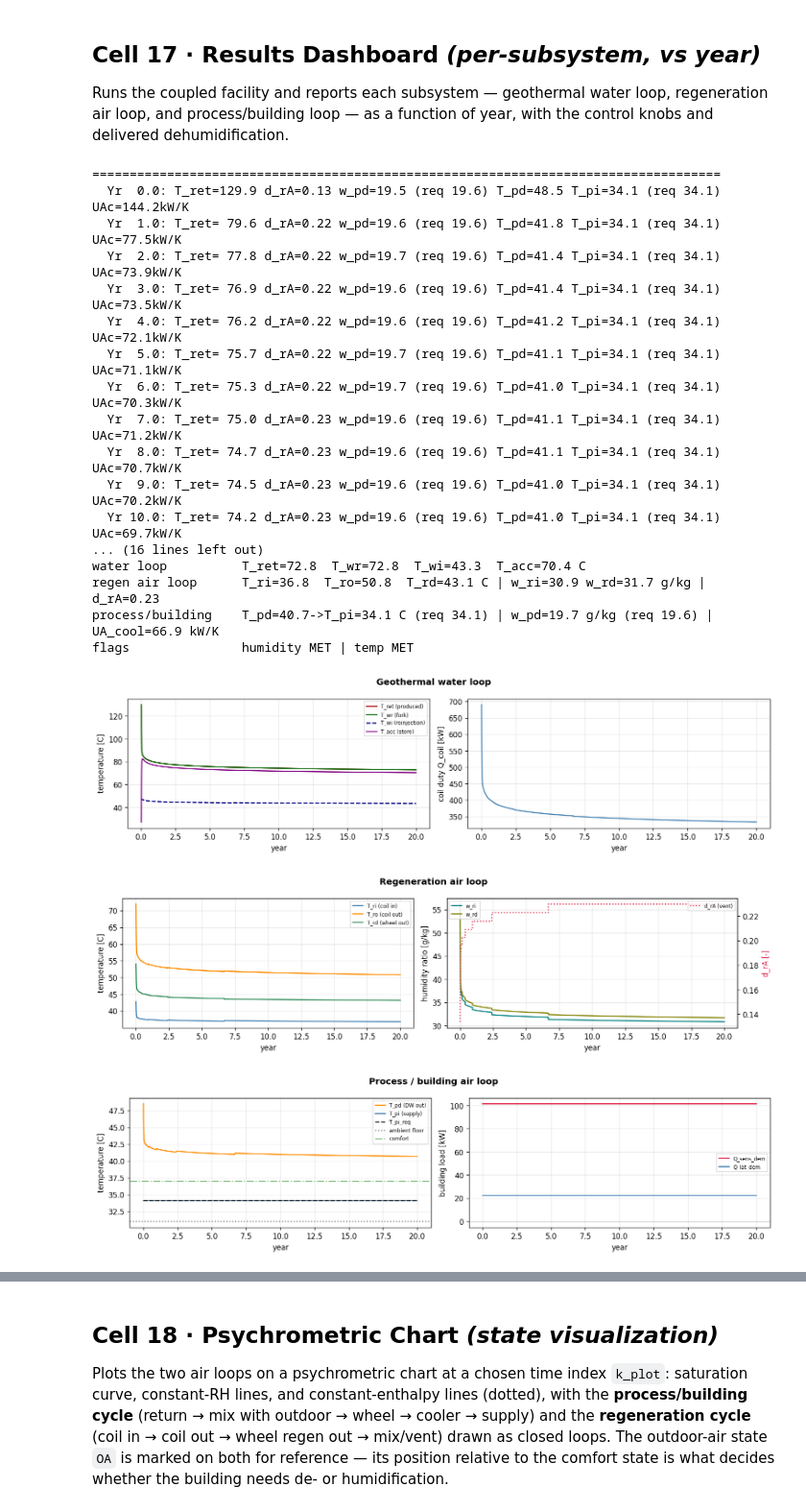
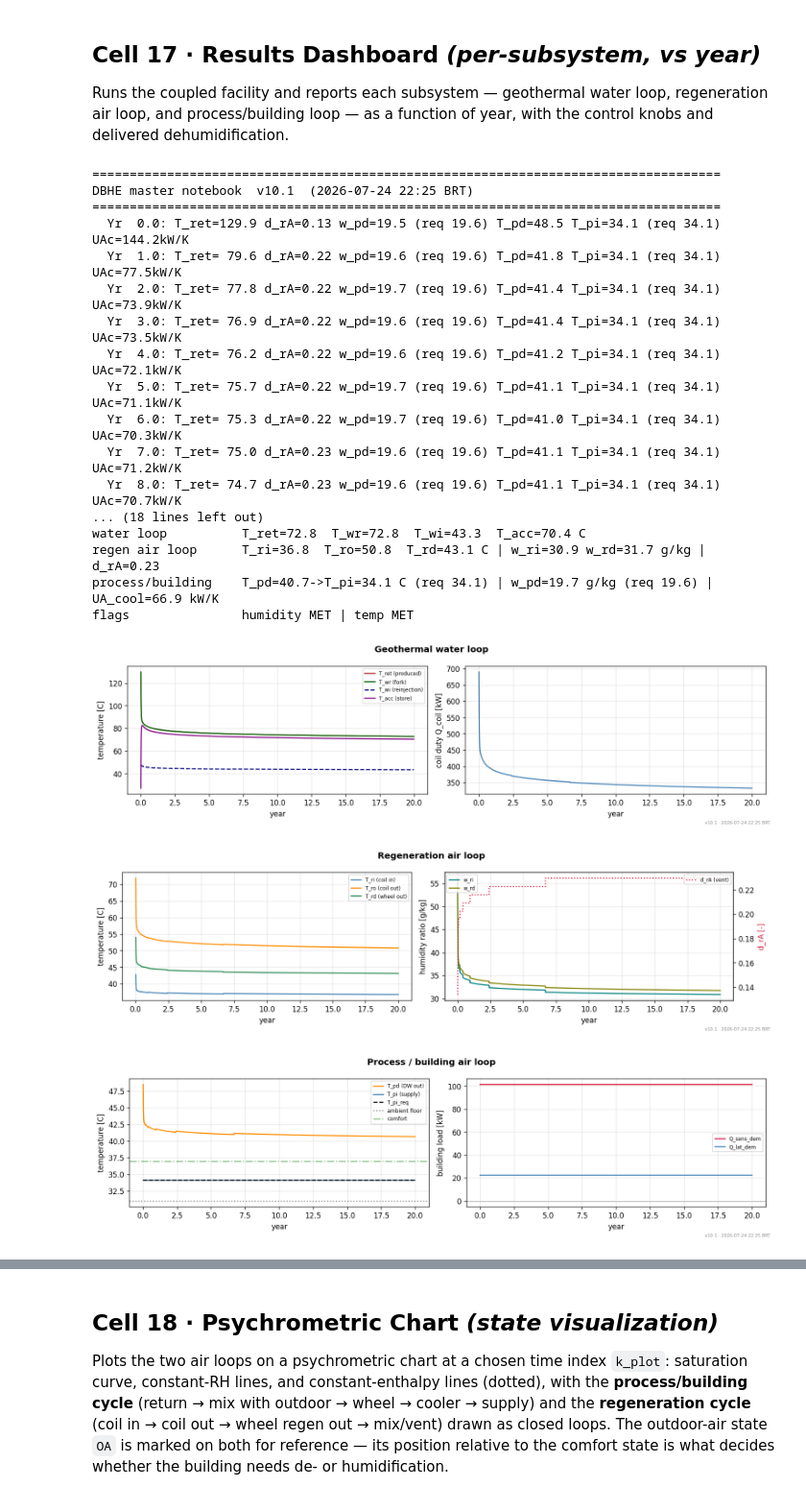
Before and after one commit to JaderBarbosaLSU/wellbore-thermal-storage, a Jupyter notebook: geothermal_cooling/dbhe_master.ipynb, the cells around one changed output, grey strips where cells are left out. Shown at 96% size. Drawn from its saved outputs; the diff is of its cells as text; code cells hidden in the pictures.

```diff
--- a/geothermal_cooling/dbhe_master.ipynb
+++ b/geothermal_cooling/dbhe_master.ipynb
@@ -26,13 +28,30 @@ instead of silently returning properties evaluated at a single reference tempera
 # %% [markdown]
 ## Cell 0 · Environment  *(run once per Colab session)*
 # %%
+# ---------------------------------------------------------------------------
+# Notebook version stamp. Bump NB_VERSION and NB_STAMP together with the
+# header line in the title cell above, and tag the commit v<NB_VERSION>.
+# These strings are printed with the results and drawn on every figure, so
+# any output can be traced back to the exact notebook that produced it.
+NB_VERSION = "10.1"
+NB_STAMP   = "2026-07-24 22:25 BRT"
+
+def version_footer(fig=None):
+    """Draw the version stamp in the bottom-right corner of a figure."""
+    import matplotlib.pyplot as _plt
+    (fig or _plt.gcf()).text(0.995, 0.003, f"v{NB_VERSION} · {NB_STAMP}",
+                             ha="right", va="bottom", fontsize=6, color="0.55")
+# ---------------------------------------------------------------------------
+
 # Colab does not ship `iapws`. This installs it if missing and is a no-op locally.
 try:
     import iapws  # noqa: F401
-    print('iapws already present')
+    print("iapws already present")
 except ImportError:
     !pip install -q iapws
     import iapws  # noqa: F401
-    print('iapws installed')
+    print("iapws installed")
+
+print(f"DBHE master notebook  v{NB_VERSION}  ({NB_STAMP})")
 # %% [output]
 iapws already present
@@ -974,6 +994,8 @@ def run_facility(Lbh, loop_flow_m3_h, kt, verbose=True):
 ## Cell 17 · Results Dashboard  *(per-subsystem, vs year)*
 Runs the coupled facility and reports each subsystem — geothermal water loop, regeneration air loop, and process/building loop — as a function of year, with the control knobs and delivered dehumidification.
 # %%
+print("="*84)
+print(f"DBHE master notebook  v{NB_VERSION}  ({NB_STAMP})")
 print("="*84)
 out, dbhe, acc = run_facility(Lbh_default, flow_rate_m3_h_demo, kt_demo)
 print("="*84)
@@ -1005,7 +1027,8 @@ ax[0].plot(t,out['T_acc'],label='T_acc (store)',color='purple')
 ax[0].set_ylabel('temperature [C]');ax[0].legend(fontsize=7);ax[0].grid(alpha=.3);ax[0].set_xlabel('year')
 ax[1].plot(t,out['Q_coil']/1e3,color='steelblue')
 ax[1].set_ylabel('coil duty Q_coil [kW]');ax[1].grid(alpha=.3);ax[1].set_xlabel('year')
-plt.tight_layout();plt.show()
+plt.tight_layout();version_footer()
+plt.show()
 
 # ---- FIGURE 2: regeneration air loop ----
 fig,ax=plt.subplots(1,2,figsize=(13,3.5)); fig.suptitle('Regeneration air loop',fontweight='bold')
@@ -1019,7 +1042,8 @@ ax[1].plot(t,out['w_rd']*1000,label='w_rd',color='olive')
 ax2.plot(t,out['d_rA_ctrl'],label='d_rA (vent)',color='crimson',ls=':')
 ax[1].set_ylabel('humidity ratio [g/kg]');ax2.set_ylabel('d_rA [-]',color='crimson')
 ax[1].legend(fontsize=7,loc='upper left');ax2.legend(fontsize=7,loc='upper right');ax[1].grid(alpha=.3);ax[1].set_xlabel('year')
-plt.tight_layout();plt.show()
+plt.tight_layout();version_footer()
+plt.show()
 
 # ---- FIGURE 3: process / building loop ----
 fig,ax=plt.subplots(1,2,figsize=(13,3.5)); fig.suptitle('Process / building air loop',fontweight='bold')
@@ -1033,38 +1057,40 @@ ax[1].plot(t,out['Q_sens_dem']/1e3,label='Q_sens_dem',color='crimson')
 ax[1].plot(t,out['Q_lat_dem']/1e3,label='Q_lat_dem',color='steelblue')
 ax[1].axhline(0,color='gray',lw=.6)
 ax[1].set_ylabel('building load [kW]');ax[1].legend(fontsize=7);ax[1].grid(alpha=.3);ax[1].set_xlabel('year')
-plt.tight_layout();plt.show()
+plt.tight_layout();version_footer()
+plt.show()
 
 # ---- FIGURE 4: control & humidity delivery ----
 fig,ax=plt.subplots(1,2,figsize=(13,3.5)); fig.suptitle('Control & delivered dehumidification',fontweight='bold')
 ax[0].plot(t,out['w_pd']*1000,label='w_pd delivered',color='seagreen')
 ax[0].plot(t,out['w_pi_req']*1000,label='w_pi_req',color='black',ls='--')
 ax[0].plot(t,np.full_like(t,w_pc*1000),label='w_comfort',color='green',ls='-.',alpha=.5)
 ax[0].set_ylabel('supply humidity [g/kg]');ax[0].legend(fontsize=7);ax[0].grid(alpha=.3);ax[0].set_xlabel('year')
 ax2=ax[1].twinx()
 ax[1].plot(t,out['UA_cool']/1e3,label='cooler UA',color='navy')
 ax2.plot(t,out['dW_process']*1000,label='wheel dW',color='purple',ls=':')
 ax[1].set_ylabel('cooler UA [kW/K]',color='navy');ax2.set_ylabel('wheel dW [g/kg]',color='purple')
 ax[1].legend(fontsize=7,loc='upper left');ax2.legend(fontsize=7,loc='upper right');ax[1].grid(alpha=.3);ax[1].set_xlabel('year')
-plt.tight_layout();plt.show()
+plt.tight_layout();version_footer()
+plt.show()
 # %% [output]
+====================================================================================
+DBHE master notebook  v10.1  (2026-07-24 22:25 BRT)
 ====================================================================================
   Yr  0.0: T_ret=129.9 d_rA=0.13 w_pd=19.5 (req 19.6) T_pd=48.5 T_pi=34.1 (req 34.1) UAc=144.2kW/K
   Yr  1.0: T_ret= 79.6 d_rA=0.22 w_pd=19.6 (req 19.6) T_pd=41.8 T_pi=34.1 (req 34.1) UAc=77.5kW/K
   Yr  2.0: T_ret= 77.8 d_rA=0.22 w_pd=19.7 (req 19.6) T_pd=41.4 T_pi=34.1 (req 34.1) UAc=73.9kW/K
   Yr  3.0: T_ret= 76.9 d_rA=0.22 w_pd=19.6 (req 19.6) T_pd=41.4 T_pi=34.1 (req 34.1) UAc=73.5kW/K
   Yr  4.0: T_ret= 76.2 d_rA=0.22 w_pd=19.6 (req 19.6) T_pd=41.2 T_pi=34.1 (req 34.1) UAc=72.1kW/K
   Yr  5.0: T_ret= 75.7 d_rA=0.22 w_pd=19.7 (req 19.6) T_pd=41.1 T_pi=34.1 (req 34.1) UAc=71.1kW/K
   Yr  6.0: T_ret= 75.3 d_rA=0.22 w_pd=19.7 (req 19.6) T_pd=41.0 T_pi=34.1 (req 34.1) UAc=70.3kW/K
   Yr  7.0: T_ret= 75.0 d_rA=0.23 w_pd=19.6 (req 19.6) T_pd=41.1 T_pi=34.1 (req 34.1) UAc=71.2kW/K
   Yr  8.0: T_ret= 74.7 d_rA=0.23 w_pd=19.6 (req 19.6) T_pd=41.1 T_pi=34.1 (req 34.1) UAc=70.7kW/K
-  Yr  9.0: T_ret= 74.5 d_rA=0.23 w_pd=19.6 (req 19.6) T_pd=41.0 T_pi=34.1 (req 34.1) UAc=70.2kW/K
-  Yr 10.0: T_ret= 74.2 d_rA=0.23 w_pd=19.6 (req 19.6) T_pd=41.0 T_pi=34.1 (req 34.1) UAc=69.7kW/K
-... (16 lines left out)
+... (18 lines left out)
 water loop          T_ret=72.8  T_wr=72.8  T_wi=43.3  T_acc=70.4 C
 regen air loop      T_ri=36.8  T_ro=50.8  T_rd=43.1 C | w_ri=30.9 w_rd=31.7 g/kg | d_rA=0.23
 process/building    T_pd=40.7->T_pi=34.1 C (req 34.1) | w_pd=19.7 g/kg (req 19.6) | UA_cool=66.9 kW/K
 flags               humidity MET | temp MET
-[figure, old version]
+[figure, new version]
-[figure, old version]
+[figure, new version]
-[figure, old version]
+[figure, new version]
```
Also changed, not shown: parts of 4 cells of this notebook.
